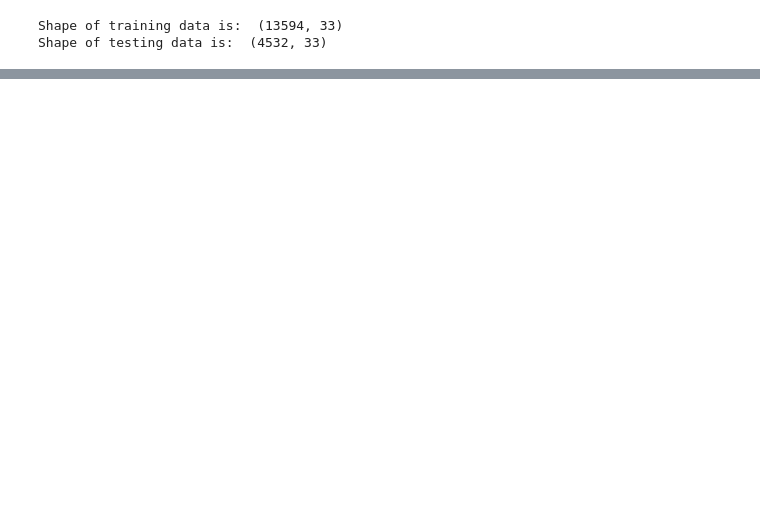
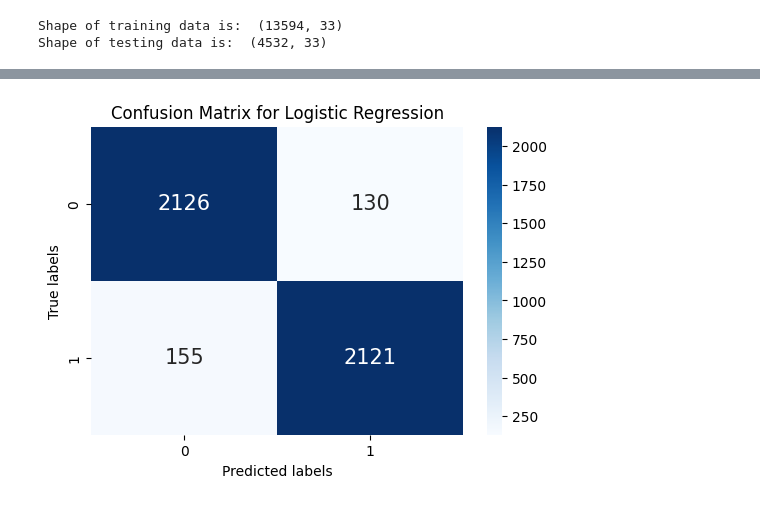
Before and after one commit to SachinBiswas7/Deep-Learning-Projects, a Jupyter notebook: Multilayer perceptron/PDF malware detection/pdf_malware_detechtion.ipynb, the cells around one changed output, grey strips where cells are left out. Cells and saved outputs as stored; diff of their text form; code cells hidden in the pictures; blank space fills up the shorter version.

```diff
--- a/Multilayer perceptron/PDF malware detection/pdf_malware_detechtion.ipynb
+++ b/Multilayer perceptron/PDF malware detection/pdf_malware_detechtion.ipynb
@@ -250,0 +213,86 @@ Model[5] Testing Accuracy = "0.9532215357458076!"
+# %%
+import matplotlib.pyplot as plt
+import seaborn as sns
+from sklearn.metrics import confusion_matrix, f1_score, recall_score, precision_score
+
+def models(X_train, y_train):
+    # Import necessary libraries for different classifiers
+    from sklearn.linear_model import LogisticRegression
+    from sklearn.neighbors import KNeighborsClassifier
+    from sklearn.tree import DecisionTreeClassifier
+    from sklearn.naive_bayes import GaussianNB
+    from sklearn.ensemble import RandomForestClassifier
+    from sklearn.svm import SVC
+
+    # Initialize all models with their respective hyperparameters
+    log = LogisticRegression(random_state=0)
+    knn = KNeighborsClassifier(n_neighbors=5, metric='minkowski', p=2)
+    tree = DecisionTreeClassifier(criterion='entropy', random_state=0)
+    gauss = GaussianNB()
+    forest = RandomForestClassifier(n_estimators=10, criterion='entropy', random_state=0)
+    svc_lin = SVC(kernel='linear', random_state=0)
+
+    # List of all models
+    models = [log, knn, tree, gauss, forest, svc_lin]
+    # Corresponding names of the models
+    model_names = [
+        'Logistic Regression',
+        'K Nearest Neighbor',
+        'Decision Tree Classifier',
+        'Gaussian Naive Bayes',
+        'Random Forest Classifier',
+        'Support Vector Machine (Linear Classifier)'
+    ]
+
+    # Train each model using the training data
+    for model in models:
+        model.fit(X_train, y_train)
+
+    # Print the training accuracy for each model
+    for i, model in enumerate(models):
+        print(f'[{i}] {model_names[i]} Training Accuracy: {model.score(X_train, y_train):.2f}')
+
+    return models, model_names
+
+# Ensure that mdl and model_names are correctly retrieved by calling the models function
+mdl, model_names = models(X_train, y_train)
+
+# Test each model and print the results
+for i, model in enumerate(mdl):
+    try:
+        # Predict the test set results
+        y_pred = model.predict(X_test)
+
+        # Calculate the confusion matrix
+        cm = confusion_matrix(y_test, y_pred)
+        # Calculate recall score
+        recall = recall_score(y_test, y_pred, average='binary', zero_division=0)
+        # Calculate precision score
+        precision = precision_score(y_test, y_pred, average='binary', zero_division=0)
+        # Calculate F1 score
+        f1 = f1_score(y_test, y_pred, average='binary', zero_division=0)
+
+        # Calculate accuracy
+        accuracy = (cm[0][0] + cm[1][1]) / cm.sum()
+
+        # Print the confusion matrix and other metrics
+        print(f'Confusion Matrix for {model_names[i]}:')
+        print(cm)
+        print(f'{model_names[i]} Testing Accuracy = {accuracy:.4f}')
+        print(f'{model_names[i]} Precision = {precision:.4f}')
+        print(f'{model_names[i]} Recall = {recall:.4f}')
+        print(f'{model_names[i]} F1 Score = {f1:.4f}')
+        print()  # Print a new line for better readability
+
+        # Plot the heatmap of the confusion matrix
+        plt.figure(figsize=(6, 4))
+        sns.heatmap(cm, annot=True, fmt='d', cmap='Blues', annot_kws={"size": 15})
+        plt.xlabel('Predicted labels')
+        plt.ylabel('True labels')
+        plt.title(f'Confusion Matrix for {model_names[i]}')
+        plt.show()
+
+    except Exception as e:
+        # Print any errors encountered during the process
+        print(f'Error with {model_names[i]} - Model[{i}]: {e}')
+# %% [output]
@@ -250,0 +312 @@ Model[5] Testing Accuracy = "0.9532215357458076!"
+[figure, added]
```
Also changed, not shown: parts of 27 cells of this notebook.
